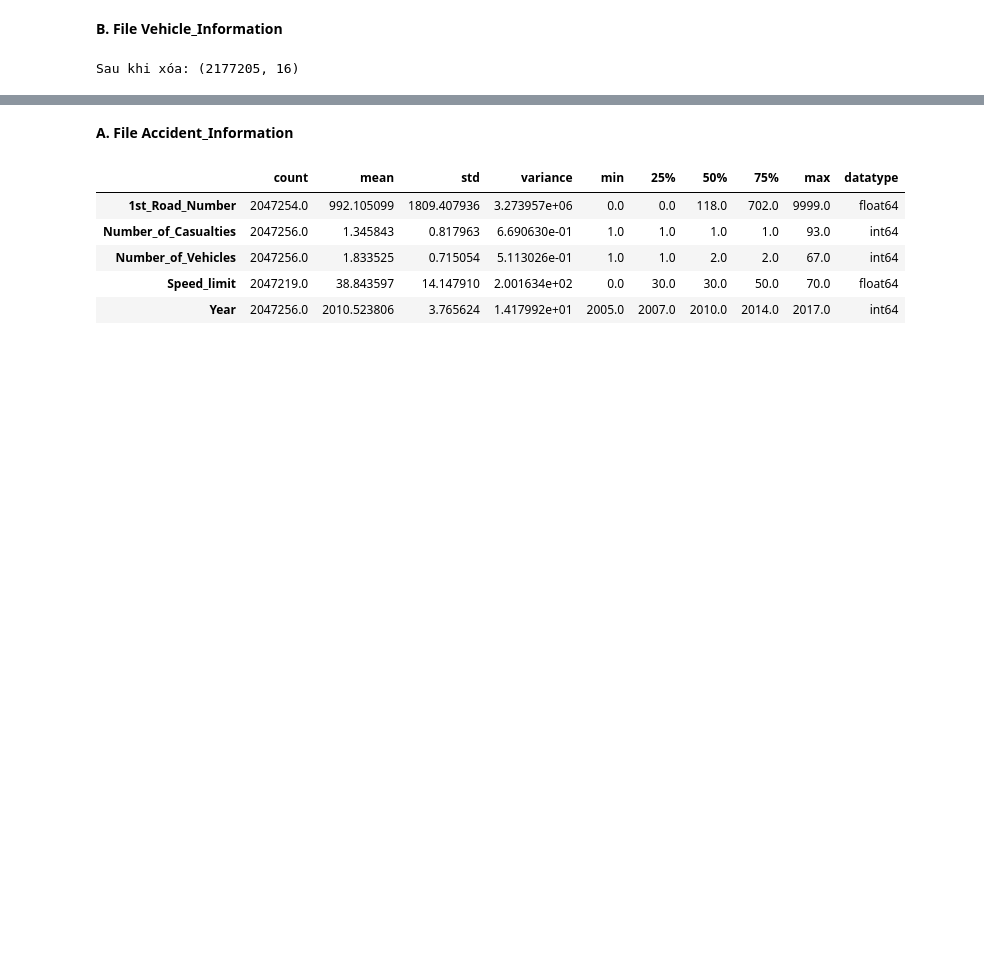
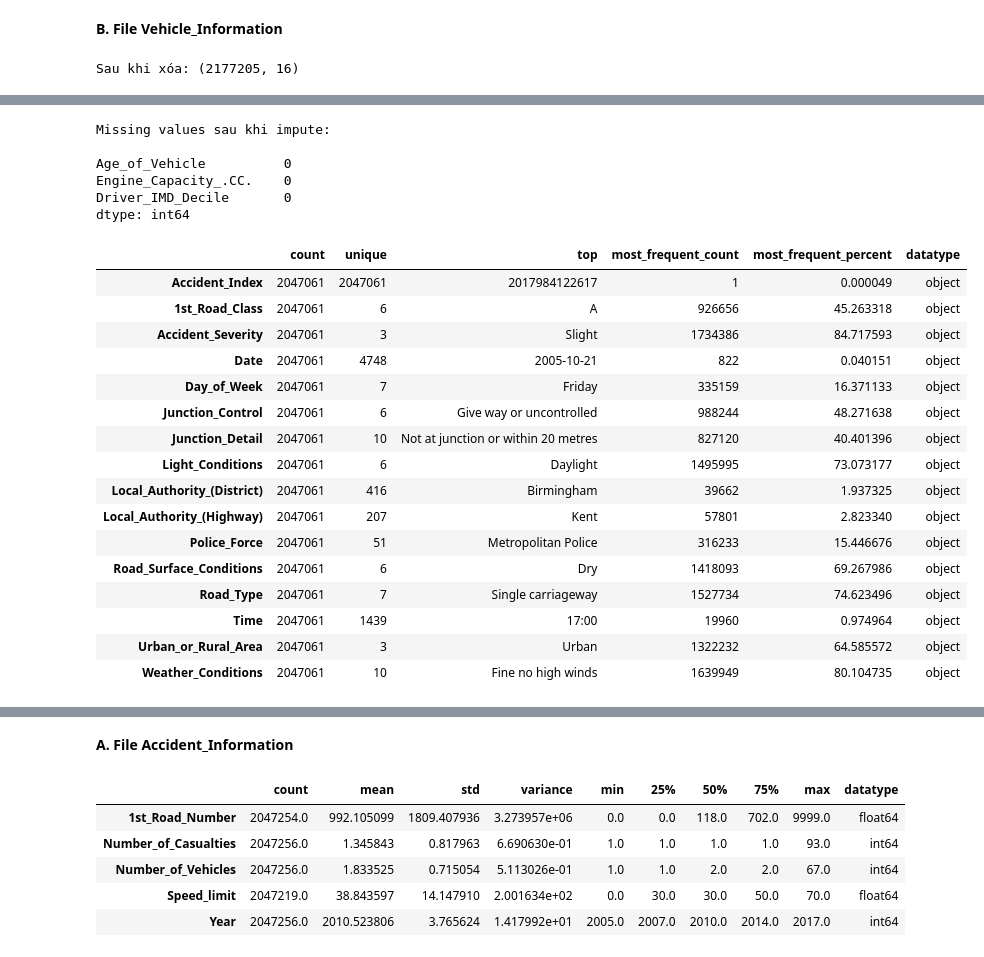
Before and after one commit to mihhwiNick/DA_project, a Jupyter notebook: UK_Road_Traffic_Accident_DA.ipynb, the cells around one changed output, grey strips where cells are left out. Cells and saved outputs as stored; diff of their text form; code cells hidden in the pictures; blank space fills up the shorter version.

```diff
--- a/UK_Road_Traffic_Accident_DA.ipynb
+++ b/UK_Road_Traffic_Accident_DA.ipynb
@@ -518,0 +569,54 @@ Sau khi xóa: (2177205, 16)
+# %%
+# Điền median cho Age_of_Vehicle
+age_median = vehicle_draft['Age_of_Vehicle'].median()
+vehicle_draft['Age_of_Vehicle'] = vehicle_draft['Age_of_Vehicle'].fillna(age_median)
+
+# Điền median cho Engine_Capacity_.CC.
+engine_median = vehicle_draft['Engine_Capacity_.CC.'].median()
+vehicle_draft['Engine_Capacity_.CC.'] = vehicle_draft['Engine_Capacity_.CC.'].fillna(engine_median)
+
+# Điền median cho Driver_IMD_Decile
+imd_median = vehicle_draft['Driver_IMD_Decile'].median()
+vehicle_draft['Driver_IMD_Decile'] = vehicle_draft['Driver_IMD_Decile'].fillna(imd_median)
+
+print("Missing values sau khi impute:\n")
+missing_after = vehicle_draft[['Age_of_Vehicle', 'Engine_Capacity_.CC.', 'Driver_IMD_Decile']].isnull().sum()
+print(missing_after)
+# %% [output]
+Missing values sau khi impute:
+
+Age_of_Vehicle          0
+Engine_Capacity_.CC.    0
+Driver_IMD_Decile       0
+dtype: int64
+# %%
+# Lọc các cột object
+object_accident = accidents_draft.select_dtypes(include=['object'])
+description_object = object_accident.describe().T
+
+# Thêm các thông tin bổ sung
+description_object['unique_count'] = object_accident.nunique()
+description_object['most_frequent_count'] = object_accident.apply(lambda x: x.value_counts().iloc[0])
+description_object['most_frequent_percent'] = (description_object['most_frequent_count'] / len(Accident)) * 100
+description_object['datatype'] = object_accident.dtypes
+
+# Hiển thị kết quả
+display(description_object[['count', 'unique', 'top', 'most_frequent_count', 'most_frequent_percent', 'datatype']])
+# %% [output]
+|  | count | unique | top | most_frequent_count | most_frequent_percent | datatype |
+| Accident_Index | 2047061 | 2047061 | 2017984122617 | 1 | 0.000049 | object |
+| 1st_Road_Class | 2047061 | 6 | A | 926656 | 45.263318 | object |
+| Accident_Severity | 2047061 | 3 | Slight | 1734386 | 84.717593 | object |
+| Date | 2047061 | 4748 | 2005-10-21 | 822 | 0.040151 | object |
+| Day_of_Week | 2047061 | 7 | Friday | 335159 | 16.371133 | object |
+| Junction_Control | 2047061 | 6 | Give way or uncontrolled | 988244 | 48.271638 | object |
+| Junction_Detail | 2047061 | 10 | Not at junction or within 20 metres | 827120 | 40.401396 | object |
+| Light_Conditions | 2047061 | 6 | Daylight | 1495995 | 73.073177 | object |
+| Local_Authority_(District) | 2047061 | 416 | Birmingham | 39662 | 1.937325 | object |
+| Local_Authority_(Highway) | 2047061 | 207 | Kent | 57801 | 2.823340 | object |
+| Police_Force | 2047061 | 51 | Metropolitan Police | 316233 | 15.446676 | object |
+| Road_Surface_Conditions | 2047061 | 6 | Dry | 1418093 | 69.267986 | object |
+| Road_Type | 2047061 | 7 | Single carriageway | 1527734 | 74.623496 | object |
+| Time | 2047061 | 1439 | 17:00 | 19960 | 0.974964 | object |
+| Urban_or_Rural_Area | 2047061 | 3 | Urban | 1322232 | 64.585572 | object |
+| Weather_Conditions | 2047061 | 10 | Fine no high winds | 1639949 | 80.104735 | object |
```
Also changed, not shown: parts of 21 cells of this notebook.
